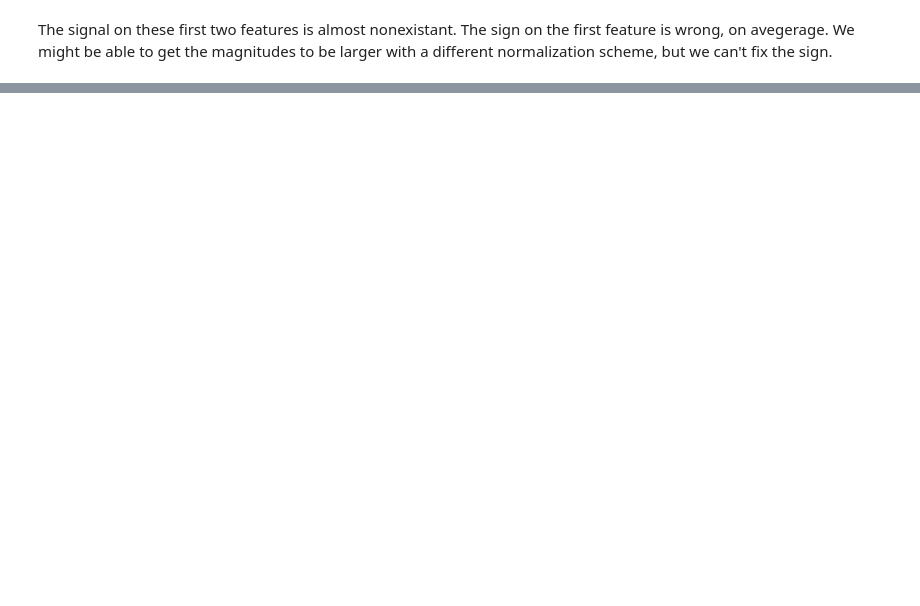
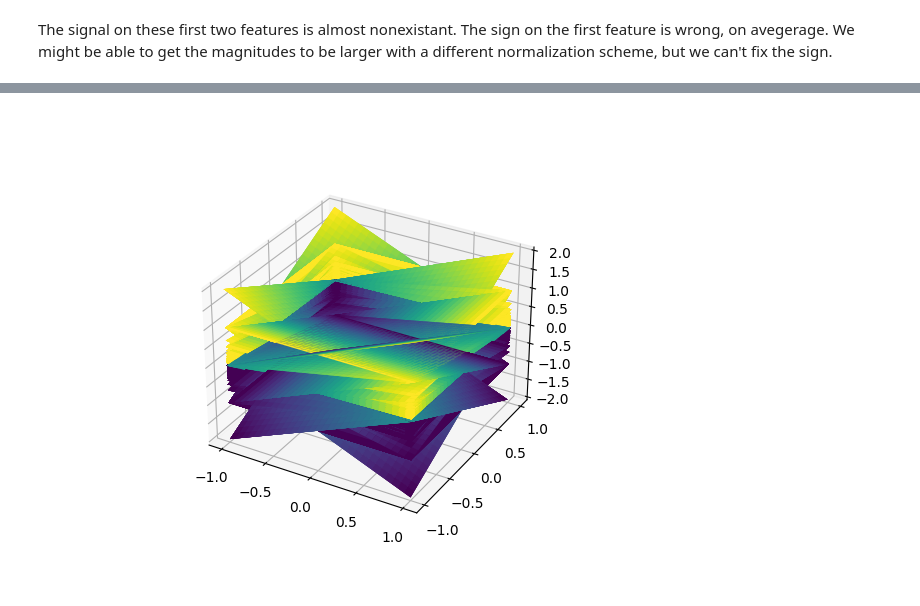
Before and after one commit to jordan-schneider/multimodal-reward-learning, a Jupyter notebook: mrl/exploratory/why_are_trajs_bad.ipynb, the cells around one changed output, grey strips where cells are left out. Drawn from its saved outputs; the diff is of its cells as text; code cells hidden in the pictures; blank space fills up the shorter version.

```diff
--- a/mrl/exploratory/why_are_trajs_bad.ipynb
+++ b/mrl/exploratory/why_are_trajs_bad.ipynb
@@ -99,0 +102,30 @@ mean=-0.03088435154216885, std=0.15133496166051816, min=-0.48871923368484566, ma
+# %%
+three_state_features = state_features[0,:,:,:3]
+three_traj_features = traj_features[0,:,:,:3]
+
+three_state_diffs = normalize_diffs(three_state_features, mode='sum-length')
+three_traj_diffs = normalize_diffs(three_traj_features, mode='sum-length')
+# %%
+%matplotlib widget
+
+fig = plt.figure()
+ax = plt.axes(projection='3d')
+x = np.linspace(-1, 1, 30)
+y = np.linspace(-1, 1, 30)
+X, Y = np.meshgrid(x, y)
+
+# TODO: Deduplicate,
+def plot_normal(normal: np.ndarray, ax) -> None:
+	# normal[0] * x + normal[1] * y + normal[2] * z = 0
+	# z = -(normal[0] * x + normal[1] * y) / normal[2]
+	if normal[2] == 0:
+		# TODO: How do I plot vertical surfaces?
+		return
+	Z = -(normal[0] * X + normal[1] * Y) / normal[2]
+	ax.plot_surface(X, Y, Z, rstride=1, cstride=1, cmap='viridis', edgecolor='none')
+
+# interesting_normals = three_state_diffs[np.any(three_state_diffs[:,:2] != 0, axis=1)]
+for normal in three_state_diffs:
+	plot_normal(normal, ax)
+# %% [output]
+[figure, added]
```
Also changed, not shown: parts of 8 cells of this notebook.
